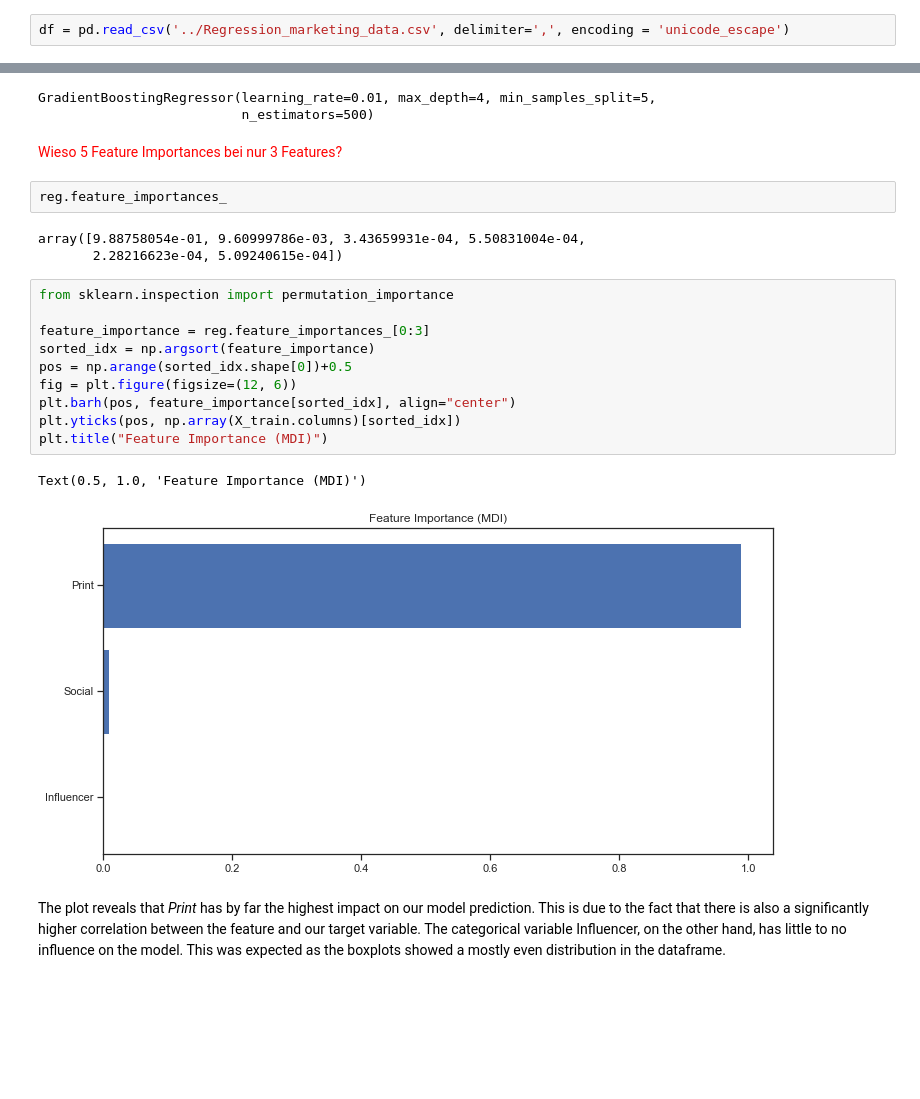
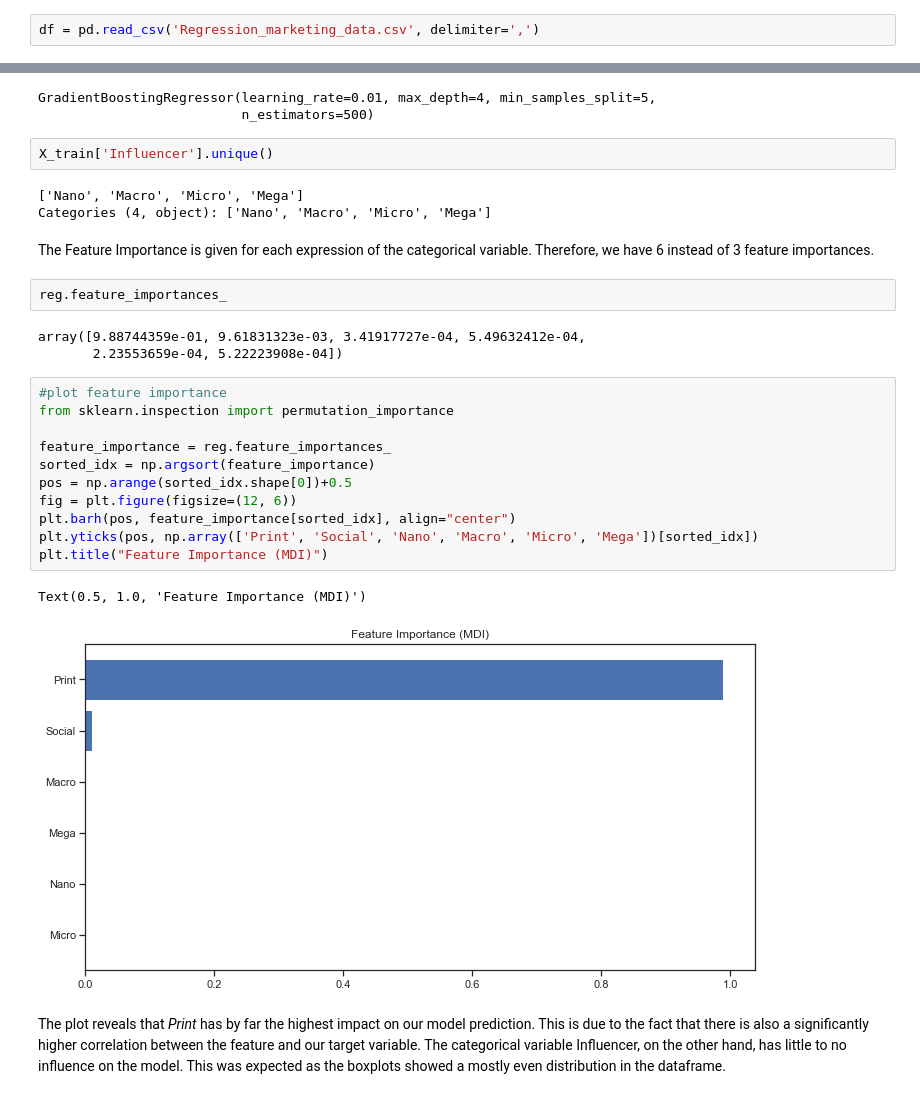
Before and after one commit to se089/applied_analytics, a Jupyter notebook: _sources/Regression_Marketing.ipynb, the cells around one changed output, grey strips where cells are left out. Cells and saved outputs as stored; diff of their text form; blank space fills up the shorter version.

```diff
--- a/_sources/Regression_Marketing.ipynb
+++ b/_sources/Regression_Marketing.ipynb
@@ -21,7 +21,7 @@ The original source is from kaggle: https://www.kaggle.com/harrimansaragih/dummy
 # %% [markdown]
 # Import data
 # %%
-df = pd.read_csv('../Regression_marketing_data.csv', delimiter=',', encoding = 'unicode_escape')
+df = pd.read_csv('Regression_marketing_data.csv', delimiter=',')
 # %% [markdown]
 ## Drop TV column
 # %%
@@ -469,26 +458,32 @@ reg
 # %% [output]
 GradientBoostingRegressor(learning_rate=0.01, max_depth=4, min_samples_split=5,
                           n_estimators=500)
-# %% [markdown]
-<p style='color:red'>Wieso 5 Feature Importances bei nur 3 Features?</p>
+# %%
+X_train['Influencer'].unique()
+# %% [output]
+['Nano', 'Macro', 'Micro', 'Mega']
+Categories (4, object): ['Nano', 'Macro', 'Micro', 'Mega']
+# %% [markdown]
+The Feature Importance is given for each expression of the categorical variable. Therefore, we have 6 instead of 3 feature importances.
 # %%
 reg.feature_importances_
 # %% [output]
-array([9.88758054e-01, 9.60999786e-03, 3.43659931e-04, 5.50831004e-04,
-       2.28216623e-04, 5.09240615e-04])
+array([9.88744359e-01, 9.61831323e-03, 3.41917727e-04, 5.49632412e-04,
+       2.23553659e-04, 5.22223908e-04])
 # %%
+#plot feature importance
 from sklearn.inspection import permutation_importance
 
-feature_importance = reg.feature_importances_[0:3]
+feature_importance = reg.feature_importances_
 sorted_idx = np.argsort(feature_importance)
 pos = np.arange(sorted_idx.shape[0])+0.5
 fig = plt.figure(figsize=(12, 6))
 plt.barh(pos, feature_importance[sorted_idx], align="center")
-plt.yticks(pos, np.array(X_train.columns)[sorted_idx])
+plt.yticks(pos, np.array(['Print', 'Social', 'Nano', 'Macro', 'Micro', 'Mega'])[sorted_idx])
 plt.title("Feature Importance (MDI)")
 # %% [output]
 Text(0.5, 1.0, 'Feature Importance (MDI)')
-[figure, old version]
+[figure, new version]
 # %% [markdown]
 The plot reveals that *Print* has by far the highest impact on our model prediction. This is due to the fact that there is also a significantly higher correlation between the feature and our target variable. The categorical variable Influencer, on the other hand, has little to no influence on the model. This was expected as the boxplots showed a mostly even distribution in the dataframe.
 # %% [markdown]
```
Also changed, not shown: parts of 5 cells of this notebook, 44 other files.
